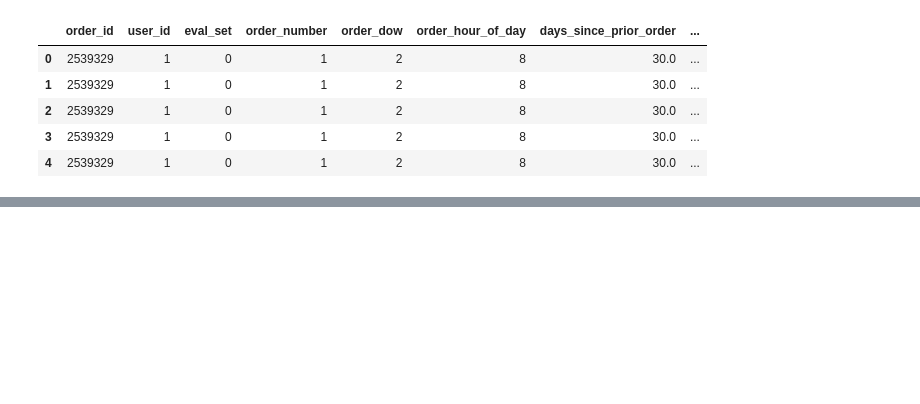
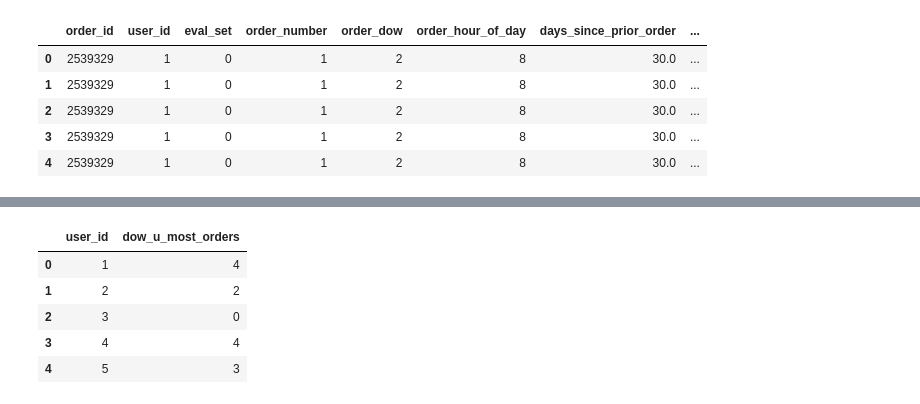
Before and after one commit to saimadhu27/instacart_analysis, a Jupyter notebook: notebook_eda.ipynb, the cells around one changed output, grey strips where cells are left out. Drawn from its saved outputs; the diff is of its cells as text; code cells hidden in the pictures; blank space fills up the shorter version.

```diff
--- a/notebook_eda.ipynb
+++ b/notebook_eda.ipynb
@@ -282,0 +301,11 @@ gc.collect()
+# %%
+# When does the user place most of the orders? - in which day of the week?
+u_dow = prior_orders.groupby('user_id')['order_dow'].agg(lambda x:statistics.mode(x)).to_frame('dow_u_most_orders').reset_index()
+u_dow.head()
+# %% [output]
+|  | user_id | dow_u_most_orders |
+| 0 | 1 | 4 |
+| 1 | 2 | 2 |
+| 2 | 3 | 0 |
+| 3 | 4 | 4 |
+| 4 | 5 | 3 |
```
Also changed, not shown: parts of 9 cells of this notebook.
